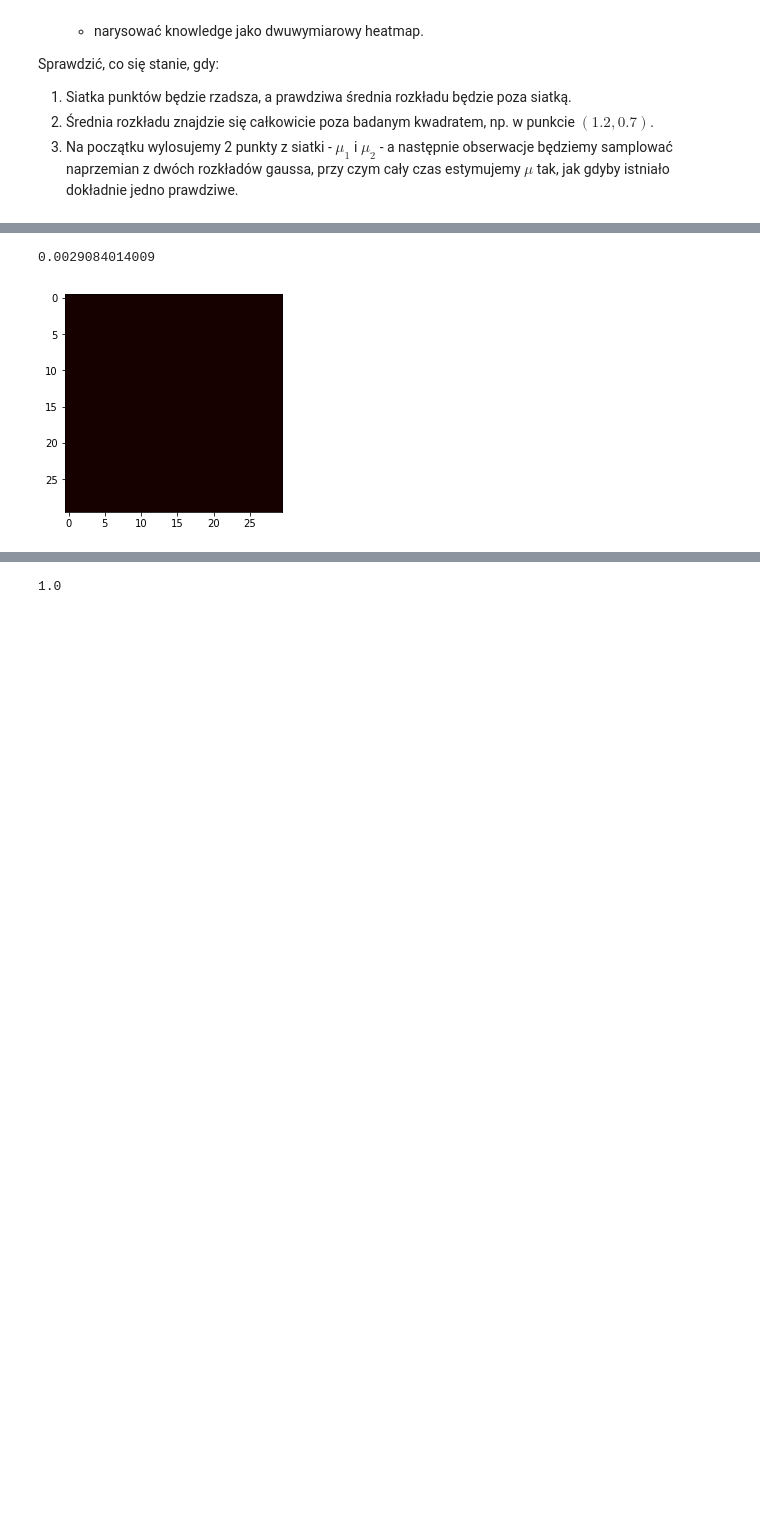
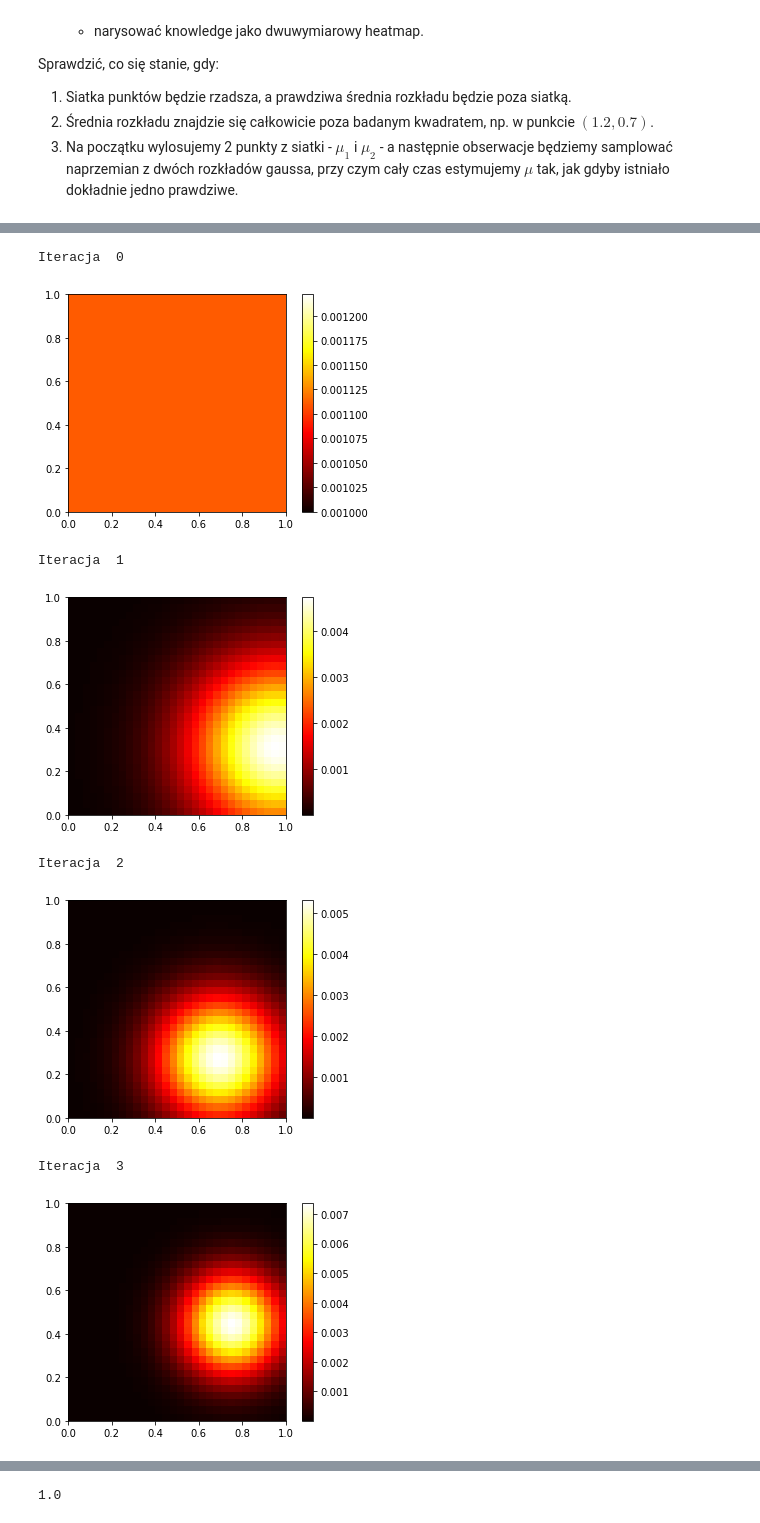
Before and after one commit to 13MaxG/MachineLearningAndrzeja, a Jupyter notebook: L2a.ipynb, the cells around one changed output, grey strips where cells are left out. Drawn from its saved outputs; the diff is of its cells as text; code cells hidden in the pictures; blank space fills up the shorter version.

```diff
--- a/L2a.ipynb
+++ b/L2a.ipynb
@@ -642,48 +647,50 @@ Sprawdzić, co się stanie, gdy:
 # %%
 import numpy as np
 import matplotlib.pylab as plt
 from scipy.stats import multivariate_normal
 from scipy.stats import mvn
 
 import math
 
+size = 30
 #prawda
-mean = [30,40]#np.random.random(size=2)
+mean = [0.7, 0.3]
 cov=[[1,0],[0,1]]
 #model
-size = 30
 knowledge = [ [ 1.0 / (size*size) for x in range(size)] for y in range (size)] #tutaj zakładam apriori jednostajny
 
 nb_iters = 8
 nb_samples = 13
 
-#Prawdopodobieństwo że  wylosowano punkt z przedziału [a,a+1)x[b,b+1) zakładając że średnia rozkłładu to m
-def calculate(a,b, m):
-    return ( mvn.mvnun(np.array([a, b]),np.array([a+1, b+1]),       m,np.array([[1,0],[0,1]])))[0]
+def calculate(mean, stdev, observations):
+    return np.prod(multivariate_normal.pdf(observations, mean=mean, cov=stdev))
 
 
-print calculate(3,0,[2,3])
+for it in range(nb_iters):
+    print "Iteracja ", it
+    plt.imshow(knowledge, cmap='hot', aspect=1, extent=[0, 1, 0, 1],origin="lower")
+    plt.colorbar()
+    plt.show()
+    samples = np.random.multivariate_normal(mean, cov, size=nb_samples)
 
-for it in range(nb_iters):
-    samples = np.random.multivariate_normal(mean, cov, size=nb_samples)
-    samples = [[math.floor(x),math.floor(y)] for [x,y] in samples]
+    # znam covarianję. nie chcę identyczności.
+    likehood = np.array([ [ calculate(np.array([1.0*x/size,1.0*y/size]), cov, samples) for x in range(size)] for y in range (size)])
 
-    for sample in samples:
-        x = int(sample[0])
-        y = int(sample[1])
+    nom = knowledge * likehood
+    posterior = nom / np.sum(nom)
+    knowledge = posterior
+    #samples = [[math.floor(x),math.floor(y)] for [x,y] in samples]
 
-        if x < 0 or x >= size or y < 0 or y >= size:
-            continue
-
-
-        mianownik = sum( [ sum([   calculate(x,y,[a,b]) * knowledge[a][b] for a in range(size)])  for b in range(size)]  )
-
-        knowledge = [ [       calculate(x,y,[a,b]) * knowledge[a][b] / mianownik
-                    for a in range(size)] for b in range (size)]
-
-
-plt.imshow(knowledge, cmap='hot', aspect=1)#, vmin=0, vmax=0.05)
+print "Iteracja ", nb_iters
+plt.imshow(knowledge, cmap='hot', aspect=1, extent=[0, 1, 0, 1],origin="lower")
+plt.colorbar()
 plt.show()
 # %% [output]
-0.0029084014009
+Iteracja  0
-[figure, old version]
+[figure, new version]
+Iteracja  1
+[figure, added]
+Iteracja  2
+[figure, added]
+Iteracja  3
+[figure, added]
```
Also changed, not shown: parts of 2 cells of this notebook.
